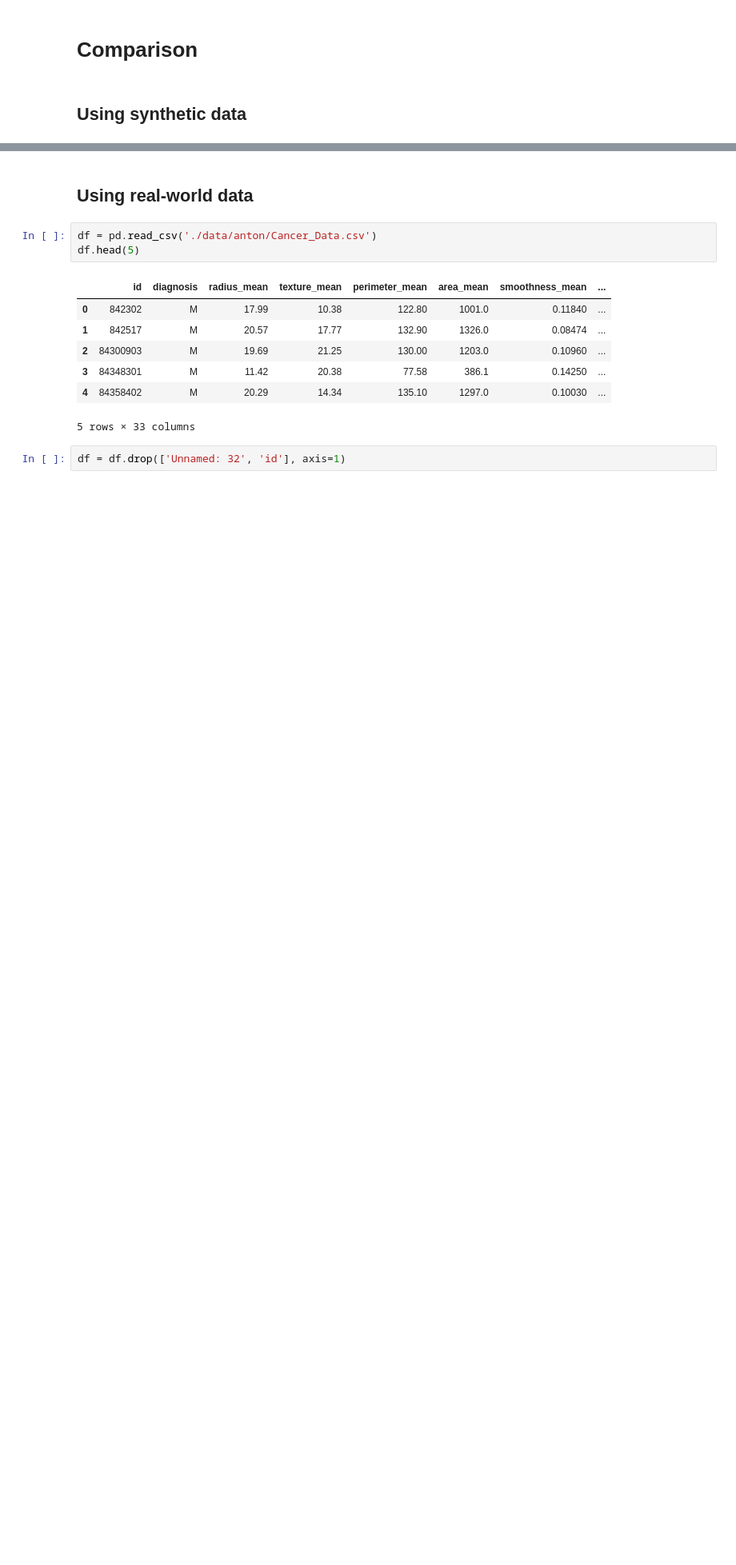
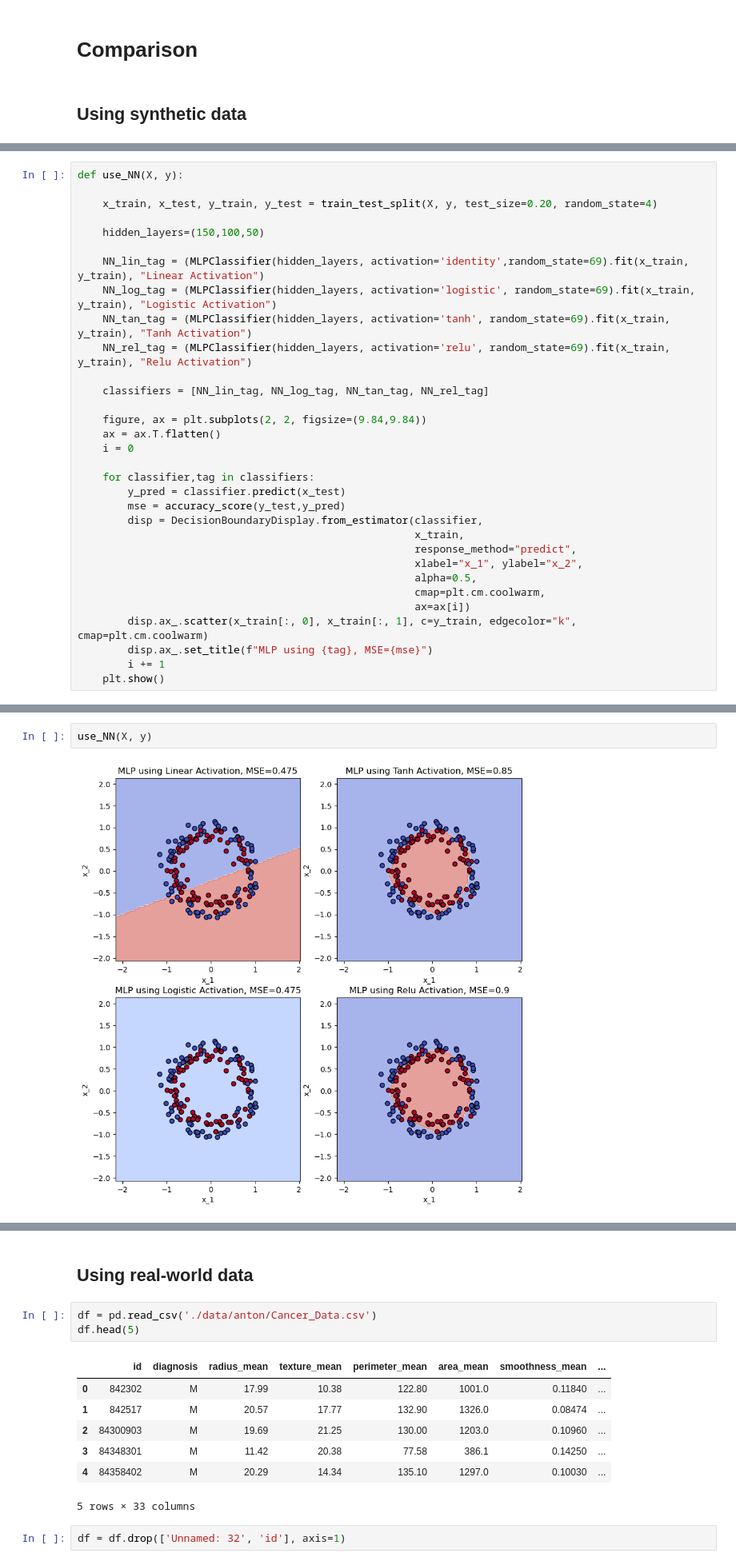
Before and after one commit to lucavella/SFML-project, a Jupyter notebook: anton_project.ipynb, the cells around one changed output, grey strips where cells are left out. Shown at 80% size. Cells and saved outputs as stored; diff of their text form; blank space fills up the shorter version.

Commit message:
added some plots which makes you lick your fingers

```diff
--- a/anton_project.ipynb
+++ b/anton_project.ipynb
@@ -192 +192,33 @@ https://www.geeksforgeeks.org/python-generate-test-datasets-for-machine-learning
+# %%
+def use_NN(X, y):
+
+    x_train, x_test, y_train, y_test = train_test_split(X, y, test_size=0.20, random_state=4)
+
+    hidden_layers=(150,100,50)
+
+    NN_lin_tag = (MLPClassifier(hidden_layers, activation='identity',random_state=69).fit(x_train, y_train), "Linear Activation")
+    NN_log_tag = (MLPClassifier(hidden_layers, activation='logistic', random_state=69).fit(x_train, y_train), "Logistic Activation")
+    NN_tan_tag = (MLPClassifier(hidden_layers, activation='tanh', random_state=69).fit(x_train, y_train), "Tanh Activation")
+    NN_rel_tag = (MLPClassifier(hidden_layers, activation='relu', random_state=69).fit(x_train, y_train), "Relu Activation")
+
+    classifiers = [NN_lin_tag, NN_log_tag, NN_tan_tag, NN_rel_tag]
+
+    figure, ax = plt.subplots(2, 2, figsize=(9.84,9.84))
+    ax = ax.T.flatten()
+    i = 0
+
+    for classifier,tag in classifiers:
+        y_pred = classifier.predict(x_test)
+        mse = accuracy_score(y_test,y_pred)
+        disp = DecisionBoundaryDisplay.from_estimator(classifier,
+                                                      x_train,
+                                                      response_method="predict",
+                                                      xlabel="x_1", ylabel="x_2",
+                                                      alpha=0.5,
+                                                      cmap=plt.cm.coolwarm,
+                                                      ax=ax[i])
+        disp.ax_.scatter(x_train[:, 0], x_train[:, 1], c=y_train, edgecolor="k", cmap=plt.cm.coolwarm)
+        disp.ax_.set_title(f"MLP using {tag}, MSE={mse}")
+        i += 1
+    plt.show()
 # %%
@@ -239,0 +231,4 @@ NameError: name 'DecisionBoundaryDisplay' is not defined
+# %%
+use_NN(X, y)
+# %% [output]
+[figure, added]
```
Also changed, not shown: parts of 21 cells of this notebook.
